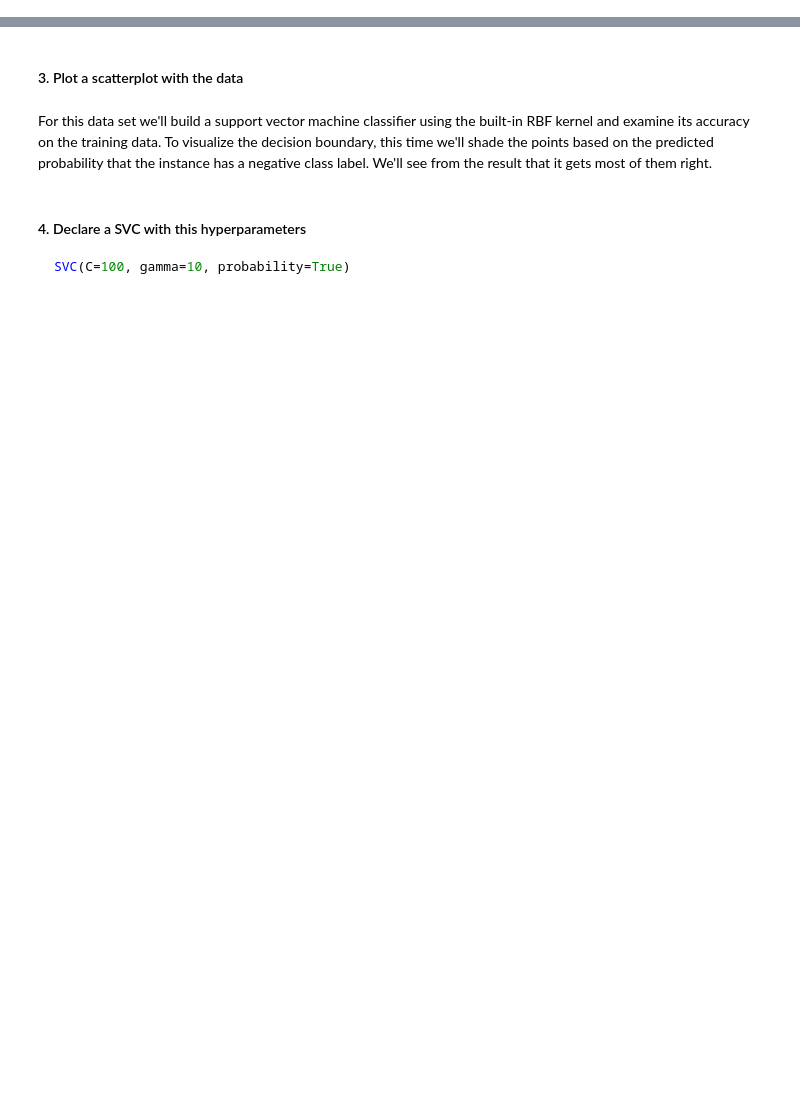
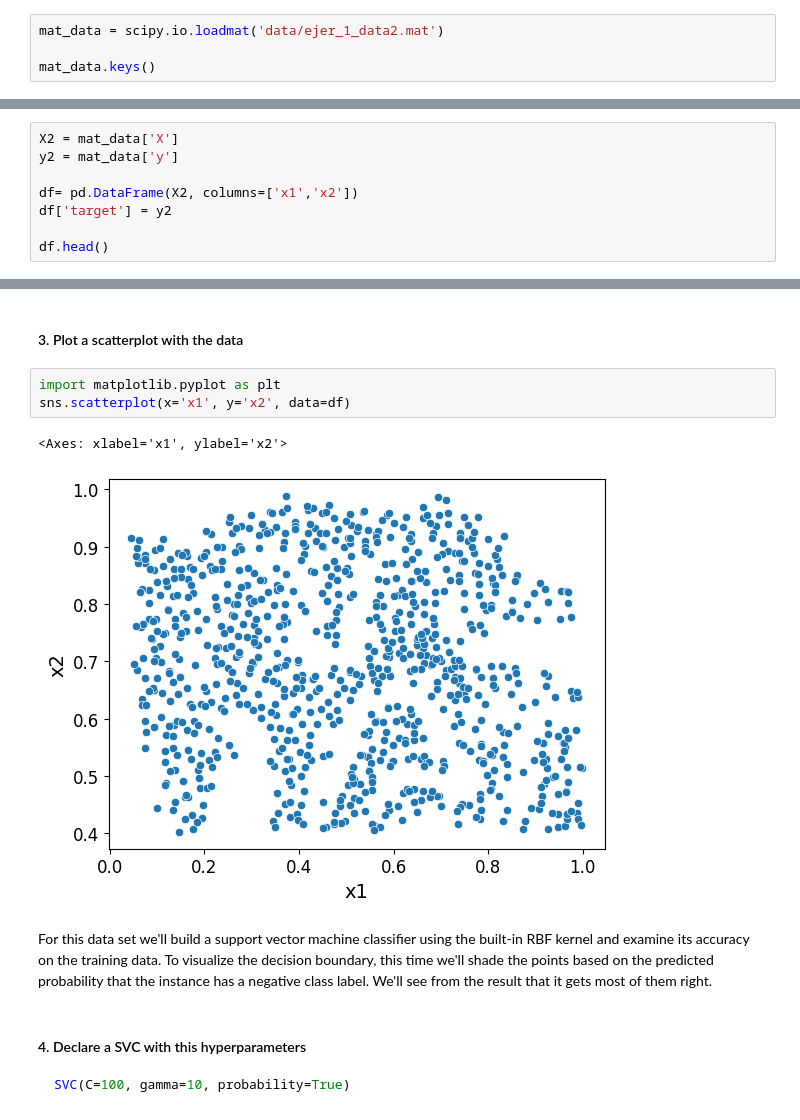
Before and after one commit to Andrea3677/ONLINE_DS_THEBRIDGE_OK, a Jupyter notebook: 3-Machine_Learning/1-Supervisado/3-RegorClass/8-SVM/ejercicios/Ejercicios_SVM_MIO.ipynb, the cells around one changed output, grey strips where cells are left out. Drawn from its saved outputs; the diff is of its cells as text; blank space fills up the shorter version.

```diff
--- a/3-Machine_Learning/1-Supervisado/3-RegorClass/8-SVM/ejercicios/Ejercicios_SVM_MIO.ipynb
+++ b/3-Machine_Learning/1-Supervisado/3-RegorClass/8-SVM/ejercicios/Ejercicios_SVM_MIO.ipynb
@@ -40,3 +175,7 @@ Get the `decision_function()` output for the first model. Plot a scatterplot wit
 https://www.svm-tutorial.com/2015/06/svm-understanding-math-part-3/
 # %% [markdown]
 #### 1. Load the data `ejer_1_data2.mat`
+# %%
+mat_data = scipy.io.loadmat('data/ejer_1_data2.mat')
+
+mat_data.keys()
@@ -43,2 +184,10 @@ https://www.svm-tutorial.com/2015/06/svm-understanding-math-part-3/
 # %% [markdown]
 #### 2. Create a DataFrame with the features and target
+# %%
+X2 = mat_data['X']
+y2 = mat_data['y']
+
+df= pd.DataFrame(X2, columns=['x1','x2'])
+df['target'] = y2
+
+df.head()
@@ -45,5 +201,11 @@ https://www.svm-tutorial.com/2015/06/svm-understanding-math-part-3/
 # %% [markdown]
 #### 3. Plot a scatterplot with the data
+# %%
+import matplotlib.pyplot as plt
+sns.scatterplot(x='x1', y='x2', data=df)
+# %% [output]
+<Axes: xlabel='x1', ylabel='x2'>
+[figure, added]
 # %% [markdown]
 For this data set we'll build a support vector machine classifier using the built-in RBF kernel and examine its accuracy on the training data.  To visualize the decision boundary, this time we'll shade the points based on the predicted probability that the instance has a negative class label.  We'll see from the result that it gets most of them right.
 # %% [markdown]
```
Also changed, not shown: parts of 19 cells of this notebook, 11 other files.
